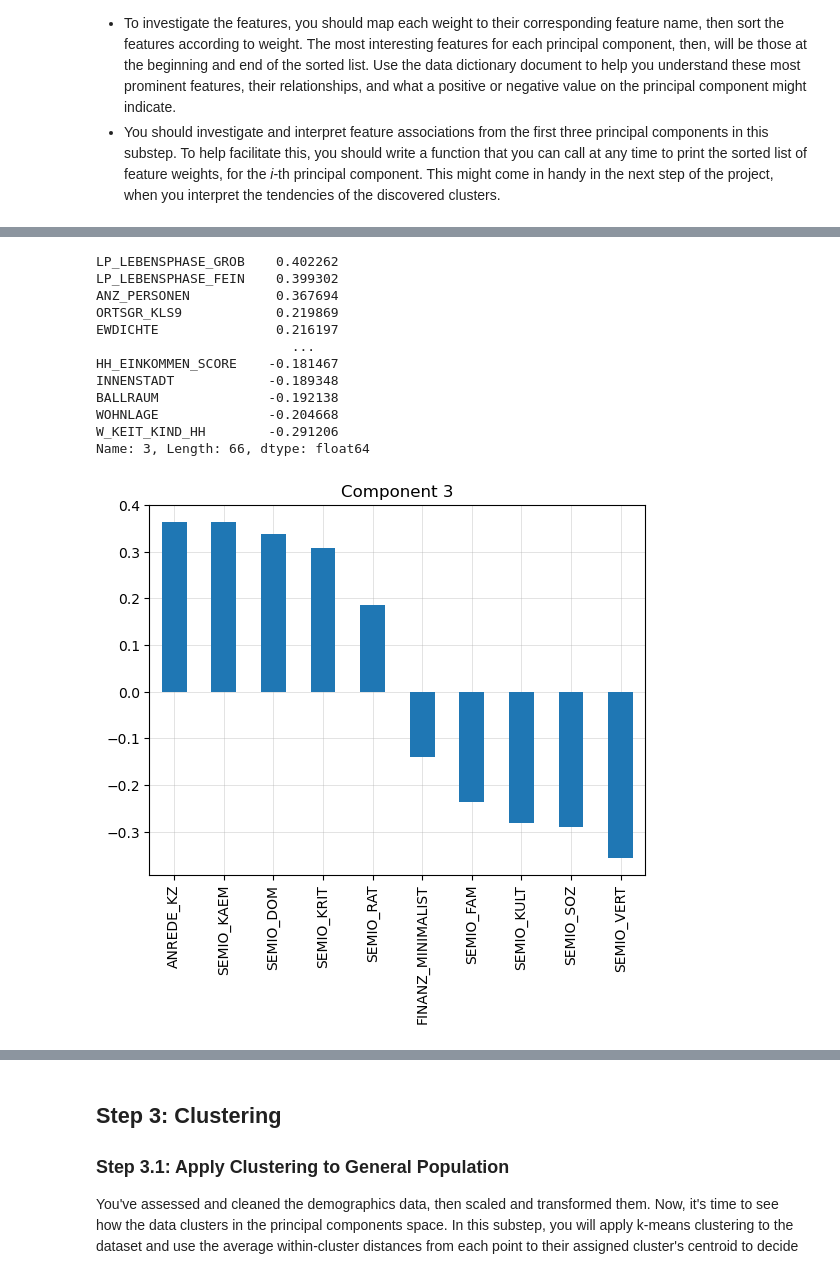
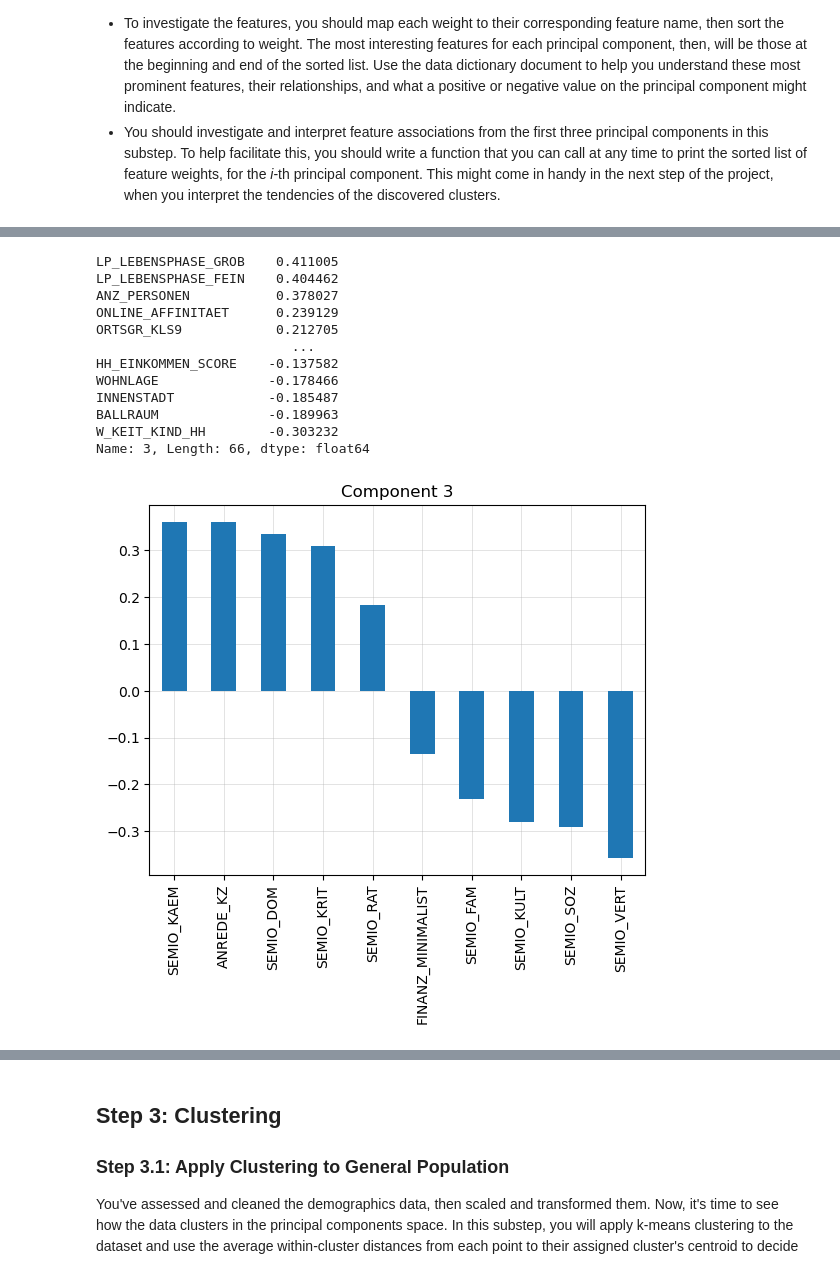
Before and after one commit to KaramYaaqba/Intro_to_Machine_Learning_with_TensorFlow_project_3, a Jupyter notebook: Identify_Customer_Segments.ipynb, the cells around one changed output, grey strips where cells are left out. Saved outputs shown, nothing was run; the diff lists cells and outputs as text; code cells hidden in the pictures.

Commit message:
changes based on the rewview

```diff
--- a/Identify_Customer_Segments.ipynb
+++ b/Identify_Customer_Segments.ipynb
@@ -969,15 +969,16 @@ def clean_data(df, feat_info):
 
 
         # Adding 2 new features based on wealth and life stage and dropping 'CAMEO_INTL_2015'
-        clean_cameo_intl_2015
+        clean_cameo_intl_2015(missing_less_30)
 
 
         drop_columns(missing_less_30, df_feature)
 
-        col_list = df.columns
+
         # impute NaN
-        df = imputer.fit_transform(df)
-        df = pd.DataFrame(df, columns=col_list)
+        # Based on the review of the project I am going to move this outside the function
+        # df = imputer.fit_transform(df)
+        # df = pd.DataFrame(df, columns=col_list)
 
         print('Done')
 
@@ -1040,3 +1036,8 @@ For example, when doing 'df[col].method(value, inplace=True)', try using 'df.met
  'KBA05_BAUMAX',
  'PLZ8_BAUMAX']
 Done
+# %%
+imputer = SimpleImputer(strategy='median')
+col_clean_list = df_azdias_clean.columns
+df_azdias_clean = imputer.fit_transform(df_azdias_clean)
+df_azdias_clean = pd.DataFrame(df_azdias_clean, columns=col_clean_list)
@@ -1103,8 +1130,8 @@ plt.show()
 # %% [output]
 [figure]
 # %%
-pca = PCA(n_components=66)
-data_PCA = pca.fit_transform(features_scaled)
+pca_90 = PCA(n_components=.9)
+data_PCA = pca_90.fit_transform(features_scaled)
 # %% [markdown]
 ### Discussion 2.2: Perform Dimensionality Reduction
 
@@ -1183,19 +1212,19 @@ Name: 2, Length: 66, dtype: float64
 # %%
 # Map weights for the third principal component to corresponding feature names
 # and then print the linked values, sorted by weight.
-display(PCA_weights(df_azdias_clean, pca, 3))
-plot_pca(df_azdias_clean, pca, 3)
+display(PCA_weights(df_azdias_clean, pca_90, 3))
+plot_pca(df_azdias_clean, pca_90, 3)
 # %% [output]
-LP_LEBENSPHASE_GROB    0.402262
-LP_LEBENSPHASE_FEIN    0.399302
-ANZ_PERSONEN           0.367694
-ORTSGR_KLS9            0.219869
-EWDICHTE               0.216197
+LP_LEBENSPHASE_GROB    0.411005
+LP_LEBENSPHASE_FEIN    0.404462
+ANZ_PERSONEN           0.378027
+ONLINE_AFFINITAET      0.239129
+ORTSGR_KLS9            0.212705
                          ...
-HH_EINKOMMEN_SCORE    -0.181467
-INNENSTADT            -0.189348
-BALLRAUM              -0.192138
-WOHNLAGE              -0.204668
-W_KEIT_KIND_HH        -0.291206
+HH_EINKOMMEN_SCORE    -0.137582
+WOHNLAGE              -0.178466
+INNENSTADT            -0.185487
+BALLRAUM              -0.189963
+W_KEIT_KIND_HH        -0.303232
 Name: 3, Length: 66, dtype: float64
-[figure, old version]
+[figure, new version]
```
Also changed, not shown: parts of 24 cells of this notebook, 2 other files.
